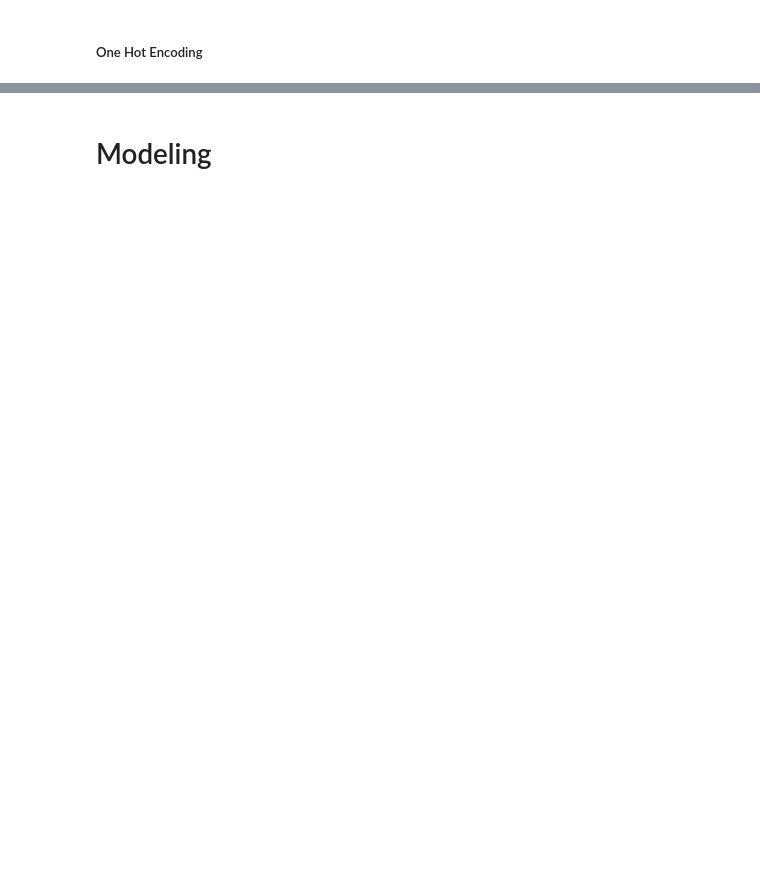
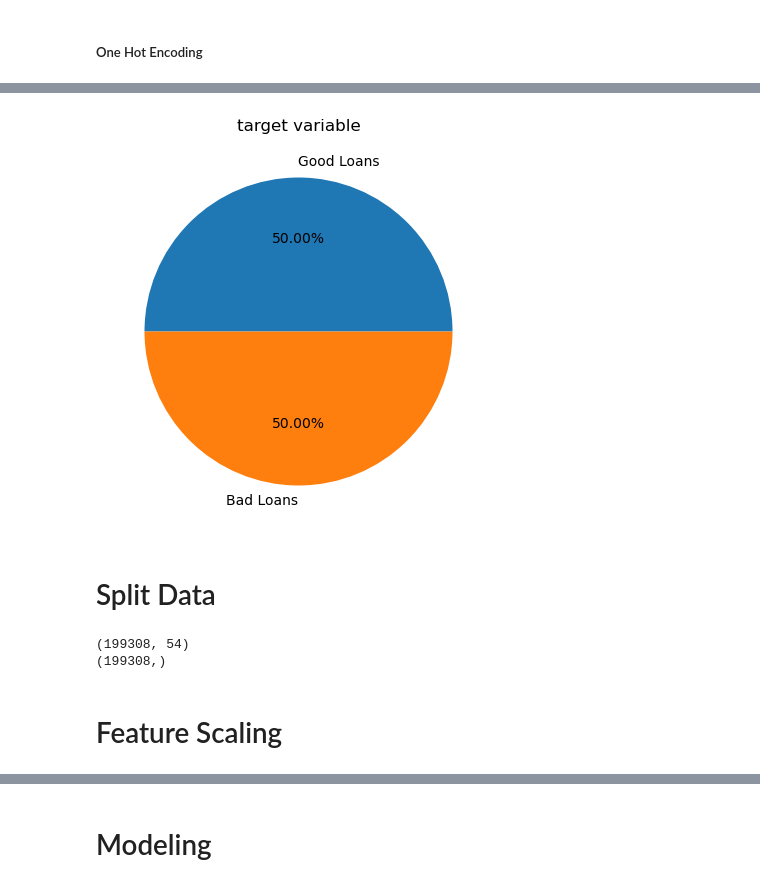
Before and after one commit to HafiizhTH/credit-risk-prediction, a Jupyter notebook: Model.ipynb, the cells around one changed output, grey strips where cells are left out. Saved outputs shown, nothing was run; the diff lists cells and outputs as text; code cells hidden in the pictures; blank space fills up the shorter version.

```diff
--- a/IDX.ipynb
+++ b/Model.ipynb
@@ -550,0 +657,3 @@ cat =
+# %%
+X = df_encoding.drop(['loan_target'], axis=1)
+y = df_encoding['loan_target']
@@ -550,0 +677,4 @@ cat =
+# %%
+smote = SMOTE(random_state=12, sampling_strategy=1)
+X, y = smote.fit_resample(X, y)
+y.value_counts()
@@ -550,0 +688,22 @@ cat =
+# %%
+data = y.value_counts()
+label = ['Good Loans', 'Bad Loans']
+
+plt.figure(figsize=(5,5))
+plt.pie(data, labels=label,autopct='%.2f%%')
+plt.title('target variable')
+plt.show()
+# %% [output]
+[figure, added]
+# %% [markdown]
+# Split Data
+# %%
+# train test split
+X_train, X_test, y_train, y_test = train_test_split(X, y, test_size=0.2, random_state = 42)
+print(X_train.shape)
+print(y_train.shape)
+# %% [output]
+(199308, 54)
+(199308,)
+# %% [markdown]
+# Feature Scaling
```
Also changed, not shown: parts of 58 cells of this notebook.
